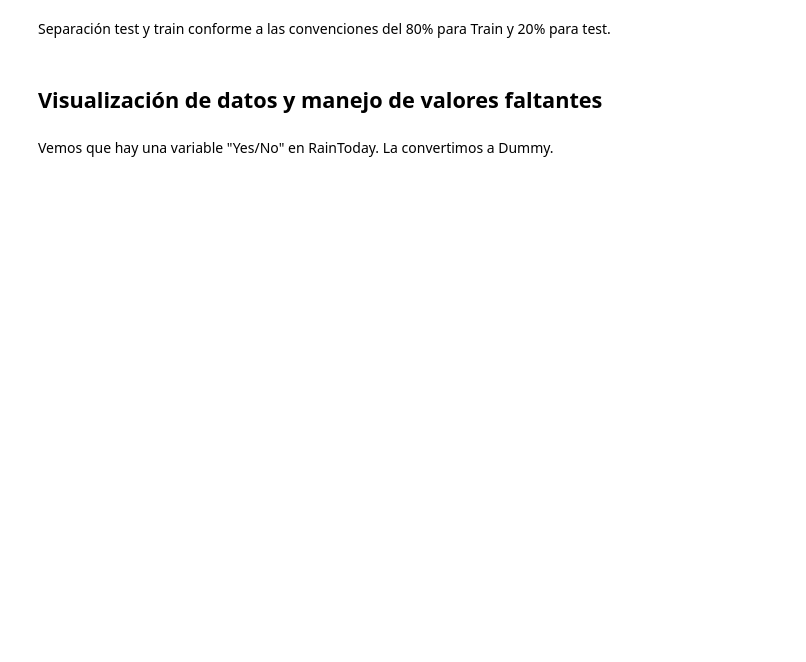
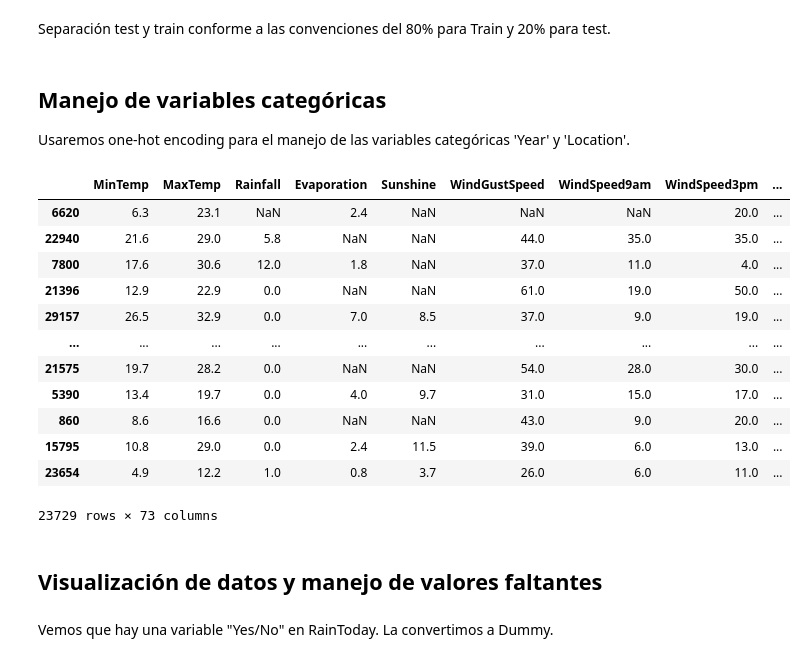
Before and after one commit to bpace1/AA1-TUIA-Crenna-Pace-SanchoAlmenar, a Jupyter notebook: TP-clasificacion-AA1.ipynb, the cells around one changed output. Drawn from its saved outputs; the diff is of its cells as text; code cells hidden in the pictures; blank space fills up the shorter version.

```diff
--- a/TP-clasificacion-AA1.ipynb
+++ b/TP-clasificacion-AA1.ipynb
@@ -92,6 +201,41 @@ X_train, X_test, y_train, y_test = train_test_split(
     test_size=0.2,
     random_state=42
 )
+# %% [markdown]
+
+## Manejo de variables categóricas
+Usaremos one-hot encoding para el manejo de las variables categóricas 'Year' y 'Location'.
+# %%
+from sklearn.preprocessing import OneHotEncoder
+
+columnas_categoricas = ['Year', 'Season', 'Location']
+
+cat_encoder = OneHotEncoder(handle_unknown='ignore', sparse_output = False).set_output(transform='pandas')
+# %%
+X_train_cat = cat_encoder.fit_transform(X_train[columnas_categoricas])
+X_test_cat = cat_encoder.transform(X_test[columnas_categoricas])
+# %%
+X_train = pd.concat([X_train, X_train_cat], axis=1)
+X_test = pd.concat([X_test, X_test_cat], axis=1)
+# %%
+X_train.drop(columns=columnas_categoricas, inplace=True)
+X_test.drop(columns=columnas_categoricas, inplace=True)
+# %%
+X_train
+# %% [output]
+|  | MinTemp | MaxTemp | Rainfall | Evaporation | Sunshine | WindGustSpeed | WindSpeed9am | WindSpeed3pm | ... |
+| 6620 | 6.3 | 23.1 | NaN | 2.4 | NaN | NaN | NaN | 20.0 | ... |
+| 22940 | 21.6 | 29.0 | 5.8 | NaN | NaN | 44.0 | 35.0 | 35.0 | ... |
+| 7800 | 17.6 | 30.6 | 12.0 | 1.8 | NaN | 37.0 | 11.0 | 4.0 | ... |
+| 21396 | 12.9 | 22.9 | 0.0 | NaN | NaN | 61.0 | 19.0 | 50.0 | ... |
+| 29157 | 26.5 | 32.9 | 0.0 | 7.0 | 8.5 | 37.0 | 9.0 | 19.0 | ... |
+| ... | ... | ... | ... | ... | ... | ... | ... | ... | ... |
+| 21575 | 19.7 | 28.2 | 0.0 | NaN | NaN | 54.0 | 28.0 | 30.0 | ... |
+| 5390 | 13.4 | 19.7 | 0.0 | 4.0 | 9.7 | 31.0 | 15.0 | 17.0 | ... |
+| 860 | 8.6 | 16.6 | 0.0 | NaN | NaN | 43.0 | 9.0 | 20.0 | ... |
+| 15795 | 10.8 | 29.0 | 0.0 | 2.4 | 11.5 | 39.0 | 6.0 | 13.0 | ... |
+| 23654 | 4.9 | 12.2 | 1.0 | 0.8 | 3.7 | 26.0 | 6.0 | 11.0 | ... |
+23729 rows × 73 columns
 # %% [markdown]
 ## Visualización de datos y manejo de valores faltantes
 # %% [markdown]
```
Also changed, not shown: parts of 19 cells of this notebook.
